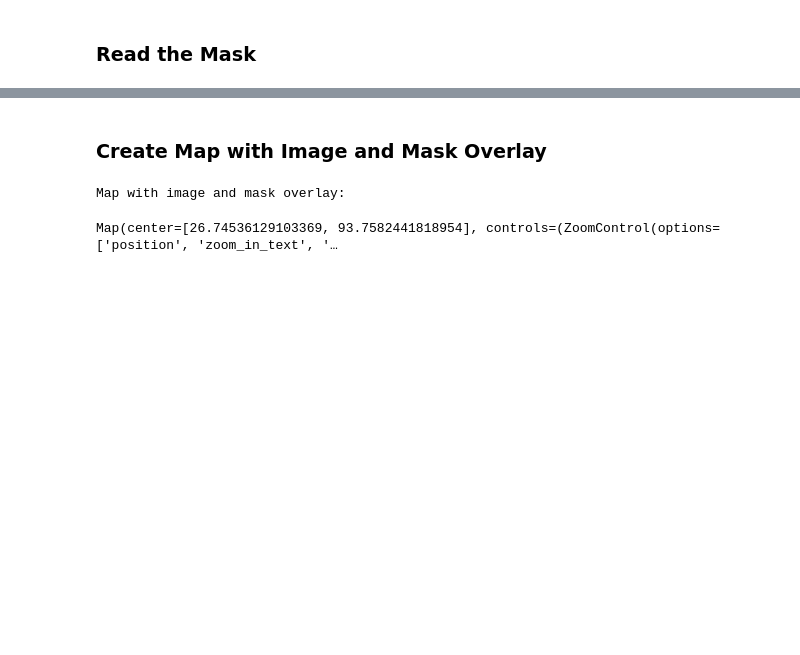
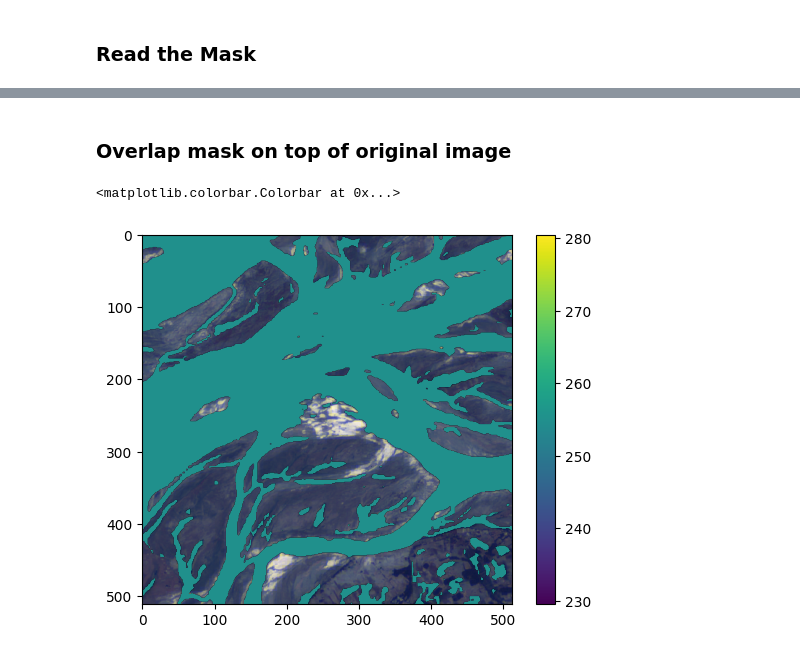
Before and after one commit to virdi/ESA-NASA-Workshop-2026, a Jupyter notebook: Day 2/Track 3/Operational-GeoAI-Model-Serving/Part2/1_run_model_in_vllm/inference.ipynb, the cells around one changed output, grey strips where cells are left out. Drawn from its saved outputs; the diff is of its cells as text; code cells hidden in the pictures; blank space fills up the shorter version.

```diff
--- a/Day 2/Track 3/Operational-GeoAI-Model-Serving/Part2/1_run_model_in_vllm/inference.ipynb
+++ b/Day 2/Track 3/Operational-GeoAI-Model-Serving/Part2/1_run_model_in_vllm/inference.ipynb
@@ -261,29 +103,10 @@ def create_mask_overlay(mask, alpha=0.6):
-# %% [markdown]
-### Create Map with Image and Mask Overlay
-# %%
-m2 = Map(
-    basemap=basemap_to_tiles(basemaps.OpenStreetMap.Mapnik),
-    center=(center_lat, center_lon),
-    zoom=12,
-    layout=Layout(width='100%', height='300px')
-)
-
-m2.add_layer(image_overlay)
-
-
-# Create mask overlay with transparency
-mask_url = create_mask_overlay(mask, alpha=0.6)
-
-# Add mask as overlay
-mask_overlay = ImageOverlay(
-    url=mask_url,
-    bounds=((south, west), (north, east)),
-    name='Flood Mask'
-)
-m2.add_layer(mask_overlay)
-
-print("Map with image and mask overlay:")
-m2
-# %% [output]
-Map with image and mask overlay:
-Map(center=[26.74536129103369, 93.7582441818954], controls=(ZoomControl(options=['position', 'zoom_in_text', '…
+# %% [markdown]
+### Overlap mask on top of original image
+# %%
+masked = np.ma.masked_where(mask == 0, mask)
+plt.imshow(img_rgb)
+plt.imshow(masked)
+plt.colorbar()  # optional
+# %% [output]
+<matplotlib.colorbar.Colorbar at 0x...>
+[figure, added]
```
Also changed, not shown: parts of 7 cells of this notebook.
